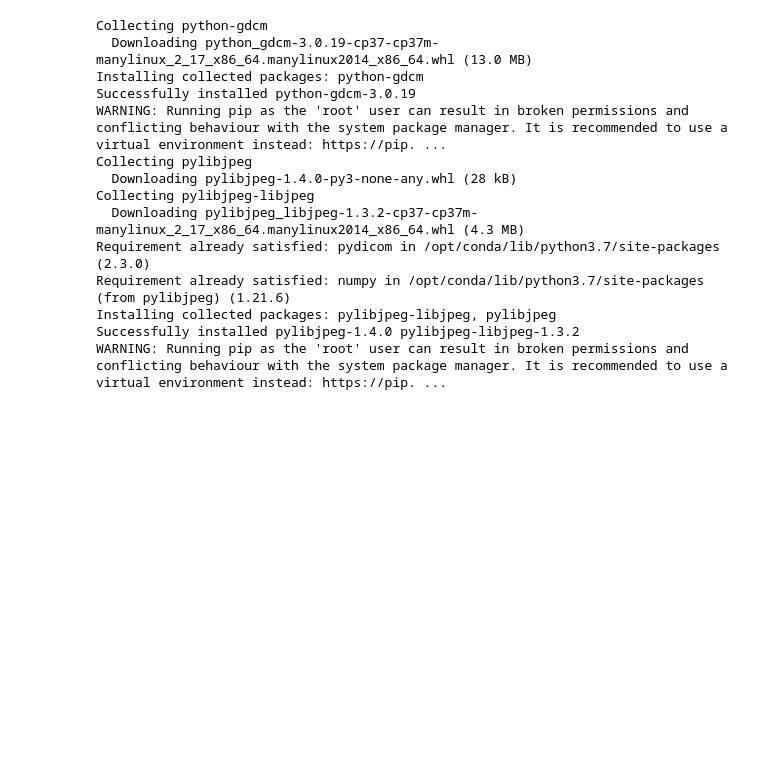
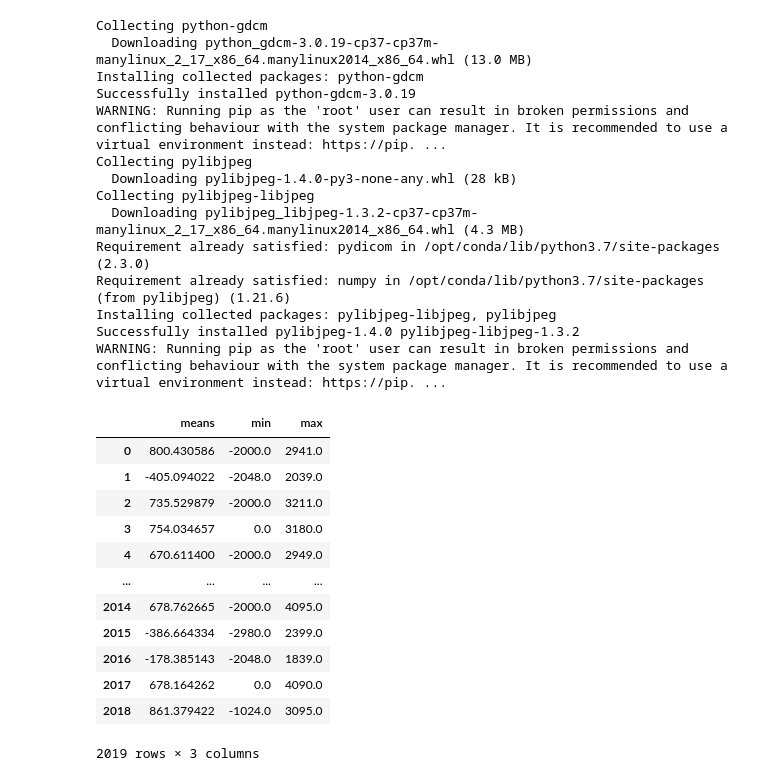
Before and after one commit to SiavashShirzad/RSNA-2022-Cervical-Spine-Fracture-Detection, a Jupyter notebook: cervical-ct-rsna.ipynb, the cells around one changed output. Drawn from its saved outputs; the diff is of its cells as text; code cells hidden in the pictures; blank space fills up the shorter version.

Commit message:
Kaggle Notebook | Cervical CT Preprocessing | Version 11

```diff
--- a/cervical-ct-rsna.ipynb
+++ b/cervical-ct-rsna.ipynb
@@ -38,4 +38,4 @@ from tqdm import tqdm
 def load_image(path):
     img = pydicom.read_file(path)
     img = img.pixel_array
-    return resize(img[:,20:-20], (100, 60))
+    return cv2.resize(img[35:-35,35:-35], (128,128))
@@ -52,0 +42,30 @@ def window(img):
+# %%
+path = "../input/rsna-2022-cervical-spine-fracture-detection/train_images/"
+final_means = np.array([])
+final_maxs = np.array([])
+final_mins = np.array([])
+for p in tqdm(os.listdir(path)):
+    patient_array = np.array([])
+    for img in os.listdir(path+str(p))[::len(os.listdir(path+str(p)))//10]:
+        patient_array = np.append(patient_array, load_image(path+p+"/"+img))
+    final_means = np.append(final_means, patient_array.mean())
+    final_maxs = np.append(final_maxs, patient_array.max())
+    final_mins = np.append(final_mins, patient_array.min())
+# %%
+sample_df = pd.DataFrame.from_dict({"means": final_means, "min": final_mins, "max": final_maxs})
+# %%
+sample_df
+# %% [output]
+|  | means | min | max |
+| 0 | 800.430586 | -2000.0 | 2941.0 |
+| 1 | -405.094022 | -2048.0 | 2039.0 |
+| 2 | 735.529879 | -2000.0 | 3211.0 |
+| 3 | 754.034657 | 0.0 | 3180.0 |
+| 4 | 670.611400 | -2000.0 | 2949.0 |
+| ... | ... | ... | ... |
+| 2014 | 678.762665 | -2000.0 | 4095.0 |
+| 2015 | -386.664334 | -2980.0 | 2399.0 |
+| 2016 | -178.385143 | -2048.0 | 1839.0 |
+| 2017 | 678.164262 | 0.0 | 4090.0 |
+| 2018 | 861.379422 | -1024.0 | 3095.0 |
+2019 rows × 3 columns
```
Also changed, not shown: parts of 3 cells of this notebook.
